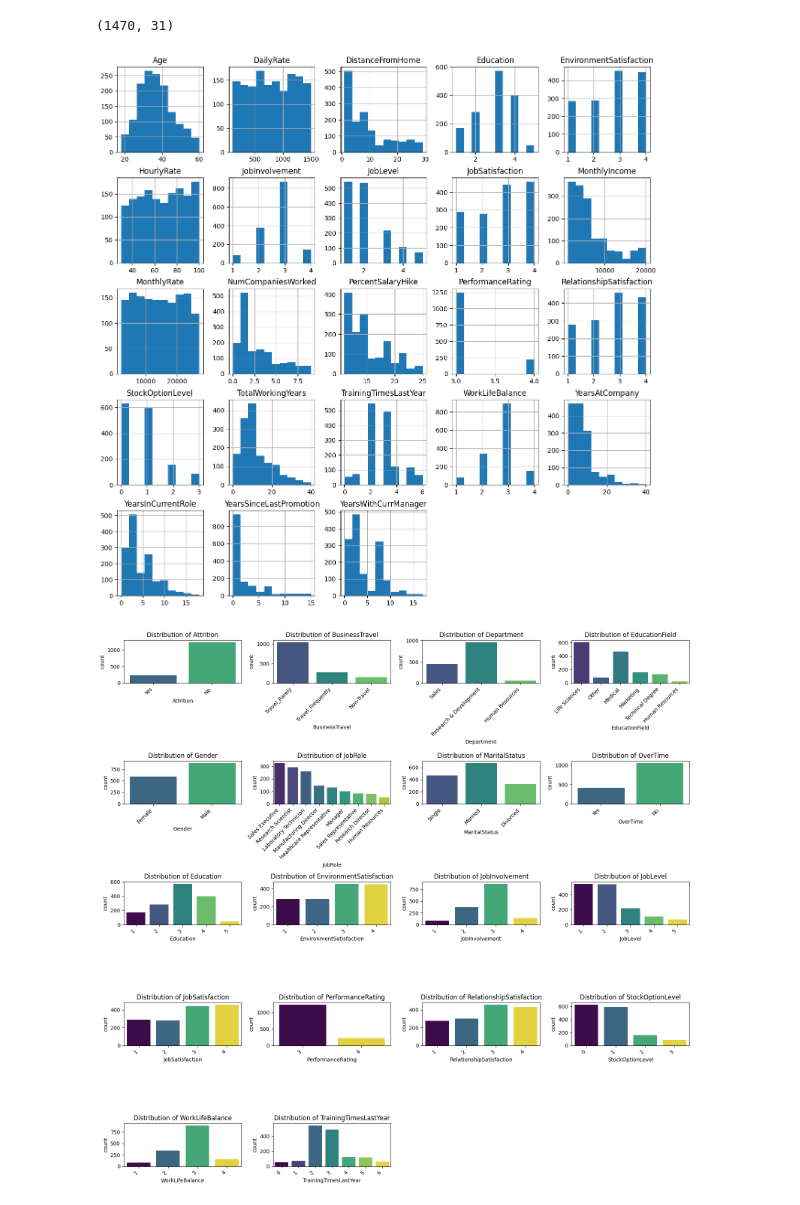
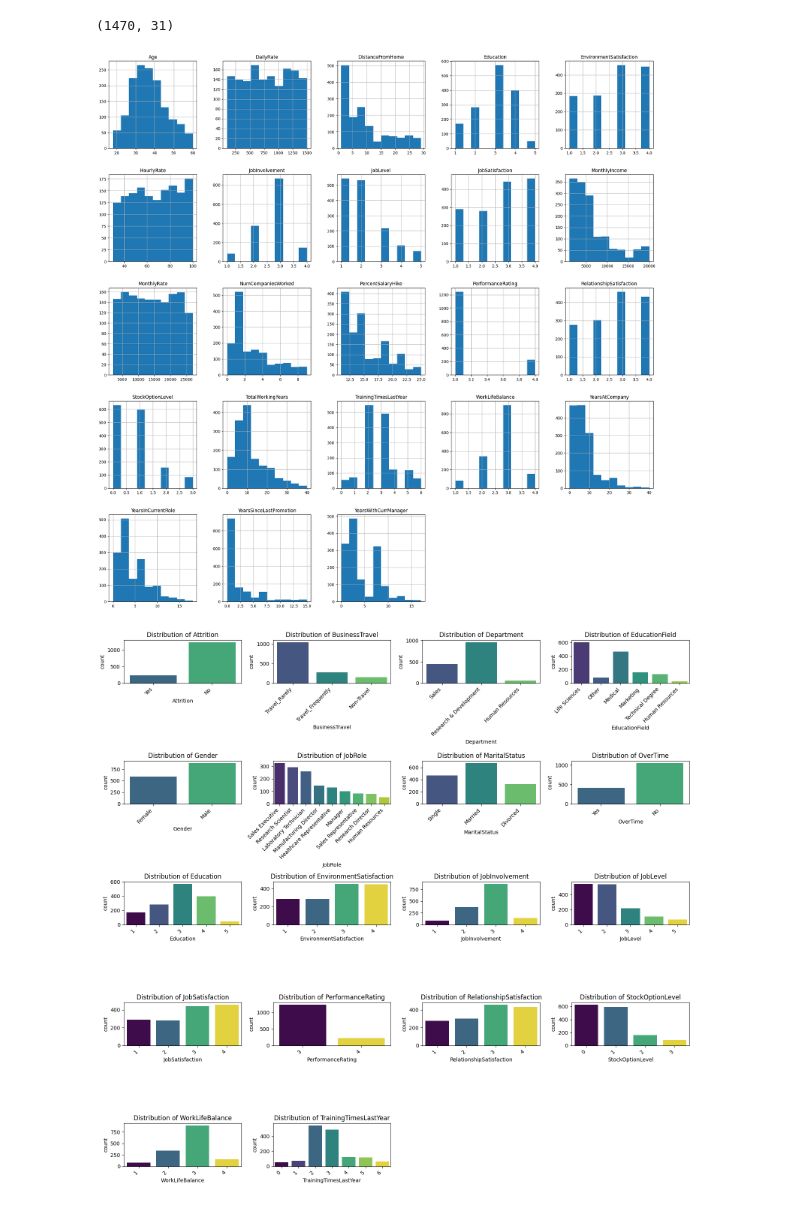
Before and after one commit to Kif30/HR-Attrition-Prediction, a Jupyter notebook: HR_Attrition_Prediction.ipynb, the cells around one changed output. Saved outputs shown, nothing was run; the diff lists cells and outputs as text; code cells hidden in the pictures.

```diff
--- a/HR_Attrition_Prediction.ipynb
+++ b/HR_Attrition_Prediction.ipynb
@@ -131,10 +131,10 @@ df.shape
 # %% [output]
 (1470, 31)
 # %%
-df.hist(figsize=(15,15))
+df.hist(figsize=(25,25))
 plt.show()
 # %% [output]
-[figure, old version]
+[figure, new version]
 # %%
 
 
```
Also changed, not shown: parts of 21 cells of this notebook.
